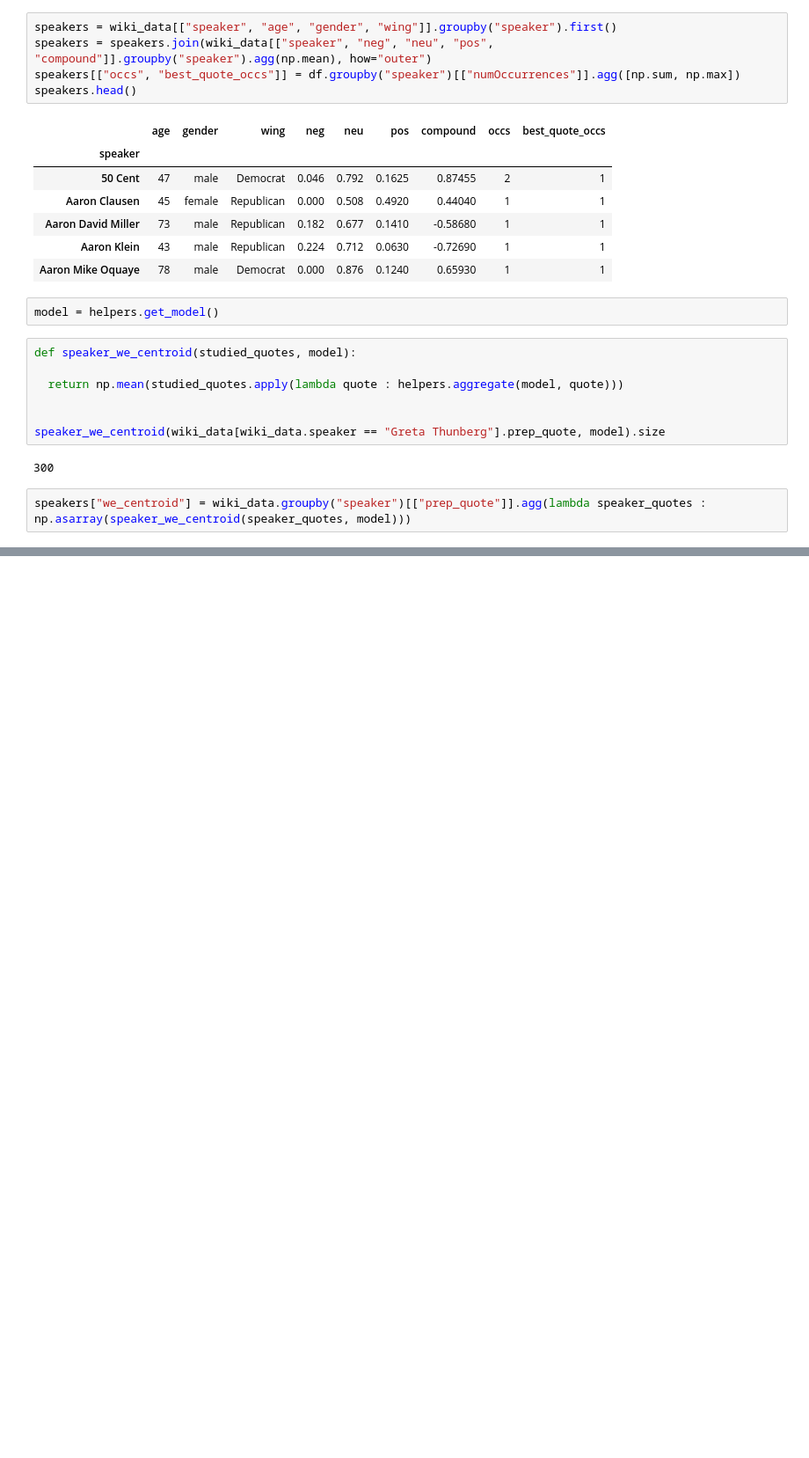
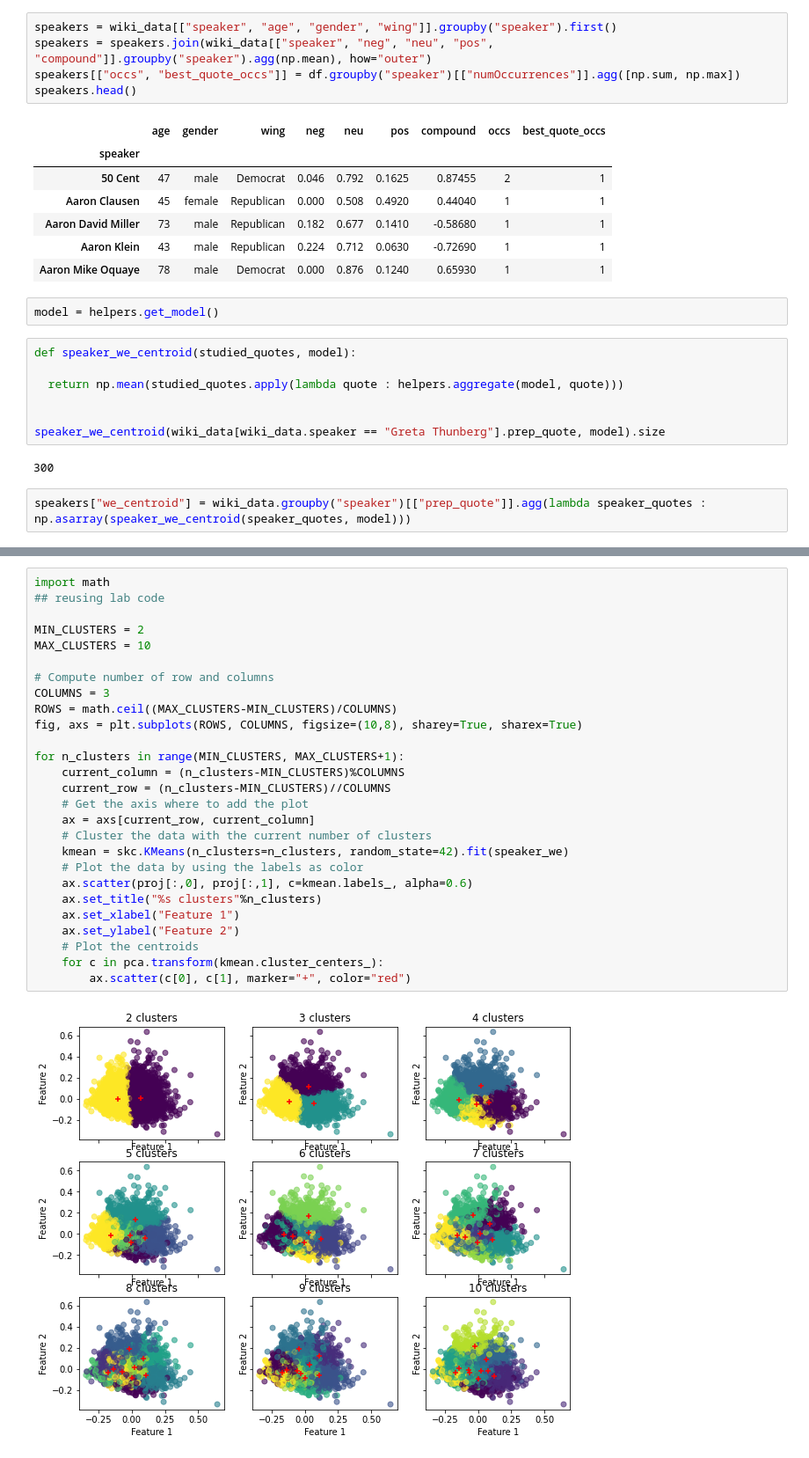
Before and after one commit to epfl-ada/ada-2021-project-adada-sur-mon-bidet, a Jupyter notebook: notebooks/speakers.ipynb, the cells around one changed output, grey strips where cells are left out. Shown at 88% size. Saved outputs shown, nothing was run; the diff lists cells and outputs as text; blank space fills up the shorter version.

```diff
--- a/notebooks/speakers.ipynb
+++ b/notebooks/speakers.ipynb
@@ -250,0 +249,29 @@ sns.scatterplot(x=proj[:,0], y=proj[:,1], hue=cat)
+# %%
+import math
+## reusing lab code
+
+MIN_CLUSTERS = 2
+MAX_CLUSTERS = 10
+
+# Compute number of row and columns
+COLUMNS = 3
+ROWS = math.ceil((MAX_CLUSTERS-MIN_CLUSTERS)/COLUMNS)
+fig, axs = plt.subplots(ROWS, COLUMNS, figsize=(10,8), sharey=True, sharex=True)
+
+for n_clusters in range(MIN_CLUSTERS, MAX_CLUSTERS+1):
+    current_column = (n_clusters-MIN_CLUSTERS)%COLUMNS
+    current_row = (n_clusters-MIN_CLUSTERS)//COLUMNS
+    # Get the axis where to add the plot
+    ax = axs[current_row, current_column]
+    # Cluster the data with the current number of clusters
+    kmean = skc.KMeans(n_clusters=n_clusters, random_state=42).fit(speaker_we)
+    # Plot the data by using the labels as color
+    ax.scatter(proj[:,0], proj[:,1], c=kmean.labels_, alpha=0.6)
+    ax.set_title("%s clusters"%n_clusters)
+    ax.set_xlabel("Feature 1")
+    ax.set_ylabel("Feature 2")
+    # Plot the centroids
+    for c in pca.transform(kmean.cluster_centers_):
+        ax.scatter(c[0], c[1], marker="+", color="red")
+# %% [output]
+[figure, added]
```
Also changed, not shown: parts of 12 cells of this notebook.
